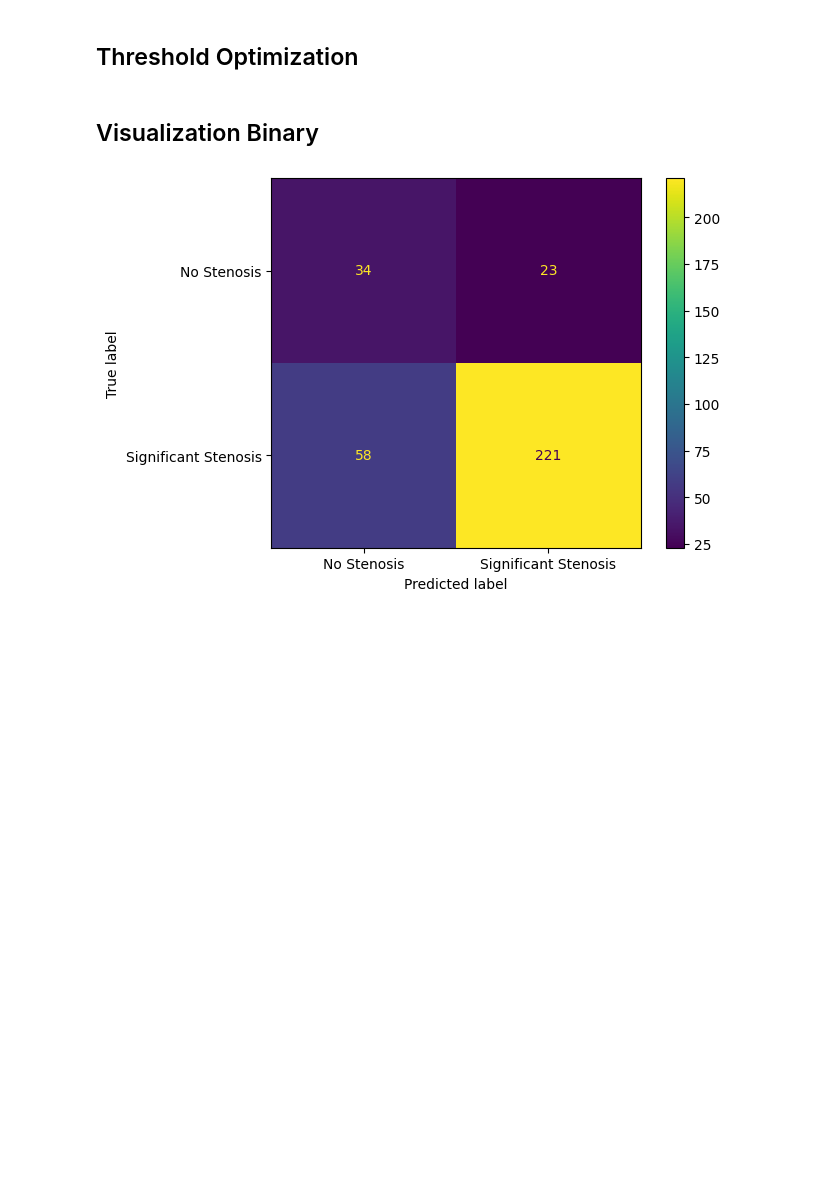
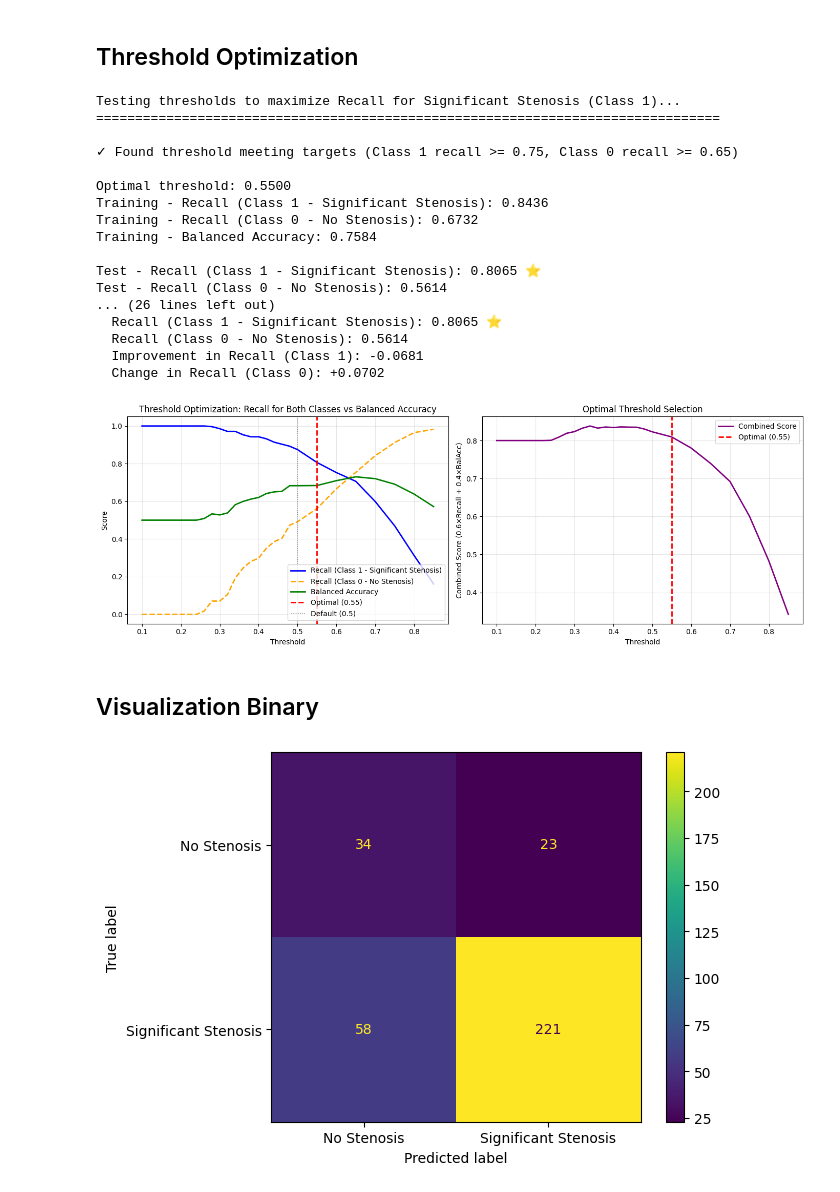
Before and after one commit to samuellukaswidmer/Bachelorproject-HS25, a Jupyter notebook: xgboost-binary-classification.ipynb, the cells around one changed output. Saved outputs shown, nothing was run; the diff lists cells and outputs as text; code cells hidden in the pictures; blank space fills up the shorter version.

Commit message:
High recall and precision for significant stenosis without overfitting

```diff
--- a/xgboost-binary-classification.ipynb
+++ b/xgboost-binary-classification.ipynb
@@ -426,7 +445,7 @@ for thresh in thresholds_to_test:
     bal_acc_test = balanced_accuracy_score(y_test, y_pred_thresh_test)
 
     # Combined score: Prioritize recall for class 1, but also maintain reasonable recall for class 0
-    # 70% weight on class 1 recall, 20% on balanced accuracy, 10% on class 0 recall (to prevent it from dropping too much)
+    # REVERTED: Back to working state - 70% class 1 recall, 20% balanced accuracy, 10% class 0 recall
     combined_score = recall_class1_train * 0.7 + bal_acc_train * 0.2 + recall_class0_train * 0.1
 
     results.append({
@@ -443,7 +462,7 @@ for thresh in thresholds_to_test:
 results_df = pd.DataFrame(results)
 
 # Strategy: Find threshold that balances recall for both classes while prioritizing class 1
-# Target: recall >= 0.75 for class 1, and recall >= 0.65 for class 0 (to maintain balance)
+# REVERTED: Back to working state
 target_recall_class1 = 0.75
 target_recall_class0 = 0.65
 
@@ -453,15 +472,26 @@ candidates = results_df[
 ]
 
 if len(candidates) > 0:
-    # Among candidates meeting both thresholds, maximize combined score (prioritizes class 1 recall)
-    optimal_idx = candidates['combined_score'].idxmax()
+    # OPTIMIZED: Among candidates, directly maximize balanced accuracy (this is what we want to improve!)
+    # This ensures we get the best balanced accuracy while maintaining minimum recall for class 1
+    optimal_idx = candidates['bal_acc_train'].idxmax()
     optimal_threshold = results_df.loc[optimal_idx, 'threshold']
     print(f"\n✓ Found threshold meeting targets (Class 1 recall >= {target_recall_class1}, Class 0 recall >= {target_recall_class0})")
+    print(f"  → Selected threshold with HIGHEST BALANCED ACCURACY among candidates")
 else:
-    # Fallback: Use combined score (prioritizes class 1 recall while considering class 0)
-    optimal_idx = results_df['combined_score'].idxmax()
-    optimal_threshold = results_df.loc[optimal_idx, 'threshold']
-    print(f"\n⚠ Using best combined score (may not meet both recall targets)")
+    # Fallback: Find threshold that maximizes balanced accuracy while ensuring class 1 recall >= 0.70
+    min_class1_recall = 0.70
+    candidates_fallback = results_df[results_df['recall_class1_train'] >= min_class1_recall]
+    if len(candidates_fallback) > 0:
+        optimal_idx = candidates_fallback['bal_acc_train'].idxmax()
+        optimal_threshold = results_df.loc[optimal_idx, 'threshold']
+        print(f"\n⚠ No threshold meets both targets, but found threshold with class 1 recall >= {min_class1_recall}")
+        print(f"  → Selected threshold with HIGHEST BALANCED ACCURACY (class 1 recall >= {min_class1_recall})")
+    else:
+        # Last resort: maximize balanced accuracy directly
+        optimal_idx = results_df['bal_acc_train'].idxmax()
+        optimal_threshold = results_df.loc[optimal_idx, 'threshold']
+        print(f"\n⚠ Using threshold with highest balanced accuracy (may not meet recall targets)")
 
 print(f"\nOptimal threshold: {optimal_threshold:.4f}")
 print(f"Training - Recall (Class 1 - Significant Stenosis): {results_df.loc[optimal_idx, 'recall_class1_train']:.4f}")
@@ -500,33 +530,52 @@ print(f"  Recall (Class 1 - Significant Stenosis): {recall_class1_optimal:.4f}
 print(f"  Recall (Class 0 - No Stenosis): {recall_score(y_test, y_pred_optimal, pos_label=0):.4f}")
 print(f"  Improvement in Recall (Class 1): {recall_class1_optimal - recall_class1_default:+.4f}")
 print(f"  Change in Recall (Class 0): {recall_score(y_test, y_pred_optimal, pos_label=0) - recall_class0_default:+.4f}")
 
 # Visualize threshold selection
 fig, (ax1, ax2) = plt.subplots(1, 2, figsize=(14, 5))
 
 # Plot 1: Recall for both classes and Balanced Accuracy vs Threshold
 ax1.plot(results_df['threshold'], results_df['recall_class1_test'], 'b-', label='Recall (Class 1 - Significant Stenosis)', linewidth=2)
 ax1.plot(results_df['threshold'], results_df['recall_class0_test'], 'orange', linestyle='--', label='Recall (Class 0 - No Stenosis)', linewidth=2)
 ax1.plot(results_df['threshold'], results_df['bal_acc_test'], 'g-', label='Balanced Accuracy', linewidth=2)
 ax1.axvline(x=optimal_threshold, color='r', linestyle='--', linewidth=2, label=f'Optimal ({optimal_threshold:.2f})')
 ax1.axvline(x=0.5, color='gray', linestyle=':', linewidth=1, label='Default (0.5)')
 ax1.set_xlabel('Threshold')
 ax1.set_ylabel('Score')
 ax1.set_title('Threshold Optimization: Recall for Both Classes vs Balanced Accuracy')
 ax1.legend()
 ax1.grid(True, alpha=0.3)
 
 # Plot 2: Combined Score
 ax2.plot(results_df['threshold'], results_df['combined_score'], 'purple', linewidth=2, label='Combined Score')
 ax2.axvline(x=optimal_threshold, color='r', linestyle='--', linewidth=2, label=f'Optimal ({optimal_threshold:.2f})')
 ax2.set_xlabel('Threshold')
 ax2.set_ylabel('Combined Score (0.6×Recall + 0.4×BalAcc)')
 ax2.set_title('Optimal Threshold Selection')
 ax2.legend()
 ax2.grid(True, alpha=0.3)
 
 plt.tight_layout()
 plt.show()
+# %% [output]
+Testing thresholds to maximize Recall for Significant Stenosis (Class 1)...
+================================================================================
+
+✓ Found threshold meeting targets (Class 1 recall >= 0.75, Class 0 recall >= 0.65)
+
+Optimal threshold: 0.5500
+Training - Recall (Class 1 - Significant Stenosis): 0.8436
+Training - Recall (Class 0 - No Stenosis): 0.6732
+Training - Balanced Accuracy: 0.7584
+
+Test - Recall (Class 1 - Significant Stenosis): 0.8065 ⭐
+Test - Recall (Class 0 - No Stenosis): 0.5614
+... (26 lines left out)
+  Recall (Class 1 - Significant Stenosis): 0.8065 ⭐
+  Recall (Class 0 - No Stenosis): 0.5614
+  Improvement in Recall (Class 1): -0.0681
+  Change in Recall (Class 0): +0.0702
+[figure, added]
 # %% [markdown]
 ## Visualization Binary
 # %%
```
Also changed, not shown: parts of 5 cells of this notebook.
